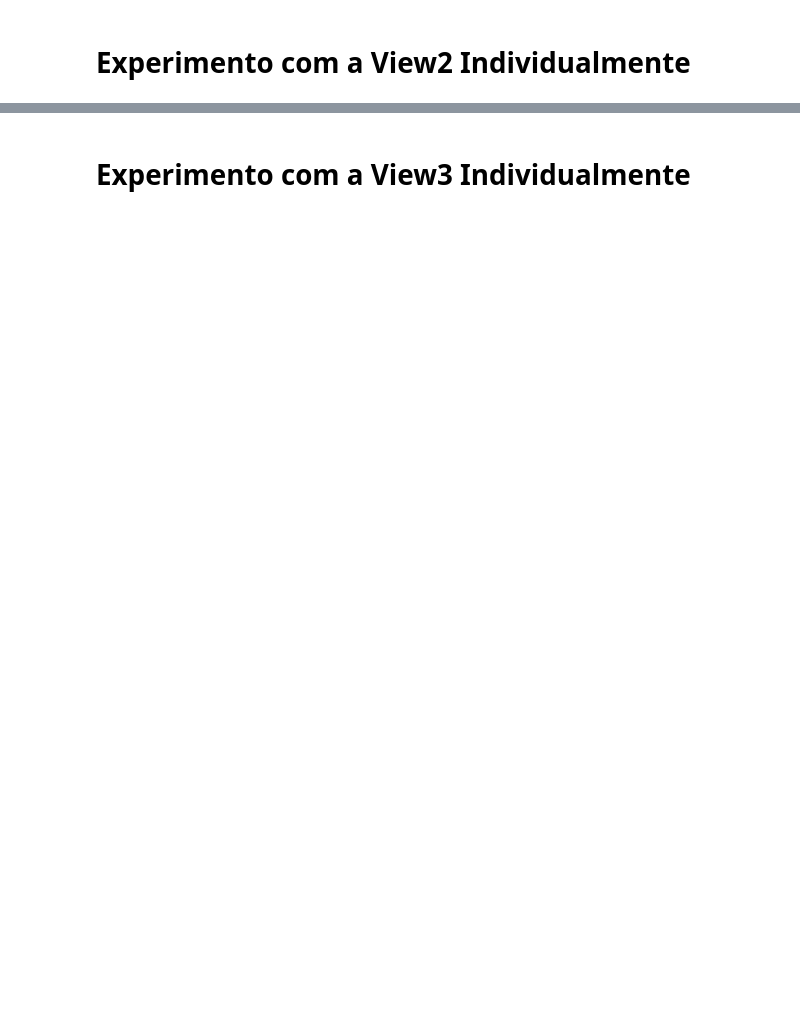
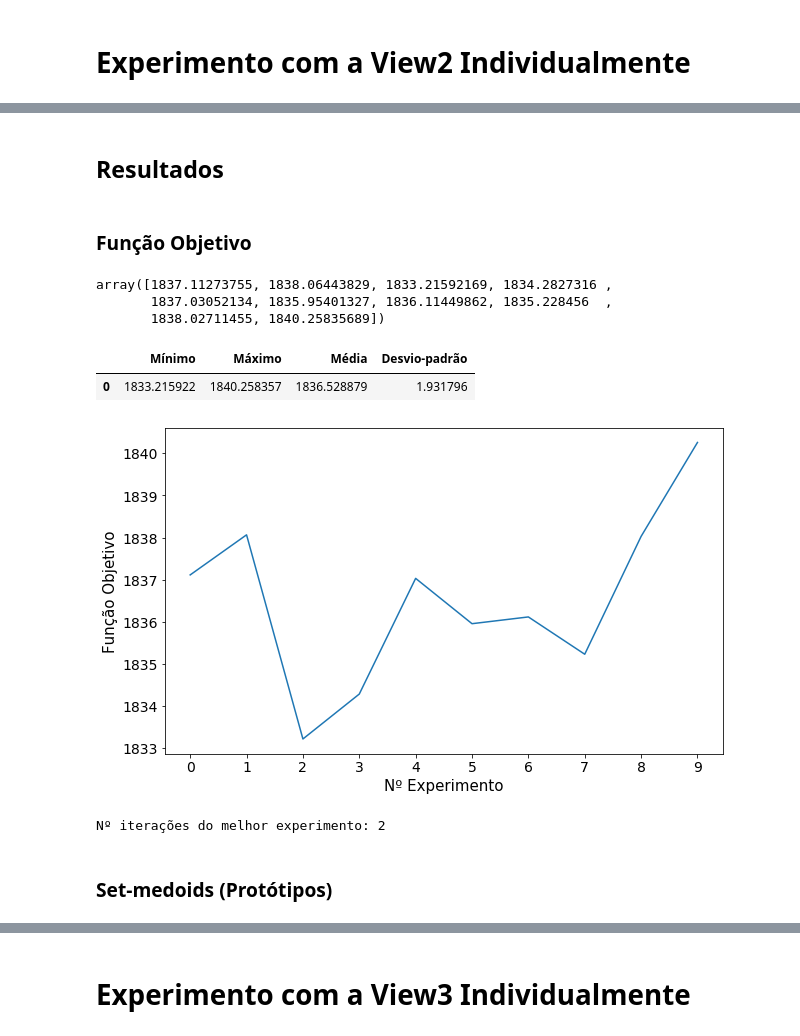
Before and after one commit to amarabuco/Projeto-ML-2020.1, a Jupyter notebook: clustering/main_clustering.ipynb, the cells around one changed output, grey strips where cells are left out. Cells and saved outputs as stored; diff of their text form; code cells hidden in the pictures; blank space fills up the shorter version.

```diff
--- a/clustering/main_clustering.ipynb
+++ b/clustering/main_clustering.ipynb
@@ -753,0 +1127,2 @@ best_view2, adequacy_criterions_view2 = run_experiments()
+# %% [markdown]
+## Resultados
@@ -753,0 +1131,38 @@ best_view2, adequacy_criterions_view2 = run_experiments()
+# %% [markdown]
+### Função Objetivo
+# %%
+adequacy_criterions_view2 = np.array(adequacy_criterions_view2)
+adequacy_criterions_view2
+# %% [output]
+array([1837.11273755, 1838.06443829, 1833.21592169, 1834.2827316 ,
+       1837.03052134, 1835.95401327, 1836.11449862, 1835.228456  ,
+       1838.02711455, 1840.25835689])
+# %%
+min_J = adequacy_criterions_view2.min()
+max_J = adequacy_criterions_view2.max()
+mean_J = adequacy_criterions_view2.mean()
+std_J = adequacy_criterions_view2.std()
+
+cols = columns=['Mínimo', 'Máximo', 'Média', 'Desvio-padrão']
+pd.DataFrame([[min_J, max_J, mean_J, std_J]], columns=cols)
+# %% [output]
+|  | Mínimo | Máximo | Média | Desvio-padrão |
+| 0 | 1833.215922 | 1840.258357 | 1836.528879 | 1.931796 |
+# %%
+ax = pd.DataFrame(adequacy_criterions_view2).plot(figsize=(10,6),
+                                       xticks=range(num_max_experiments),
+                                      fontsize=14,
+                                      legend=False)
+
+ax.set_xlabel("Nº Experimento", fontsize=15)
+ax.set_ylabel("Função Objetivo", fontsize=15)
+plt.show()
+# %% [output]
+[figure, added]
+# %%
+num_iter_best_exp = best_view2.iterations + 1
+print("Nº iterações do melhor experimento:", num_iter_best_exp)
+
+np.savetxt(path_results_view2 + 'num_iter_melhor_exp.csv', [num_iter_best_exp], delimiter=',')
+# %% [output]
+Nº iterações do melhor experimento: 2
@@ -753,0 +1171,2 @@ best_view2, adequacy_criterions_view2 = run_experiments()
+# %% [markdown]
+### Set-medoids (Protótipos)
```
Also changed, not shown: parts of 153 cells of this notebook, 18 other files.
